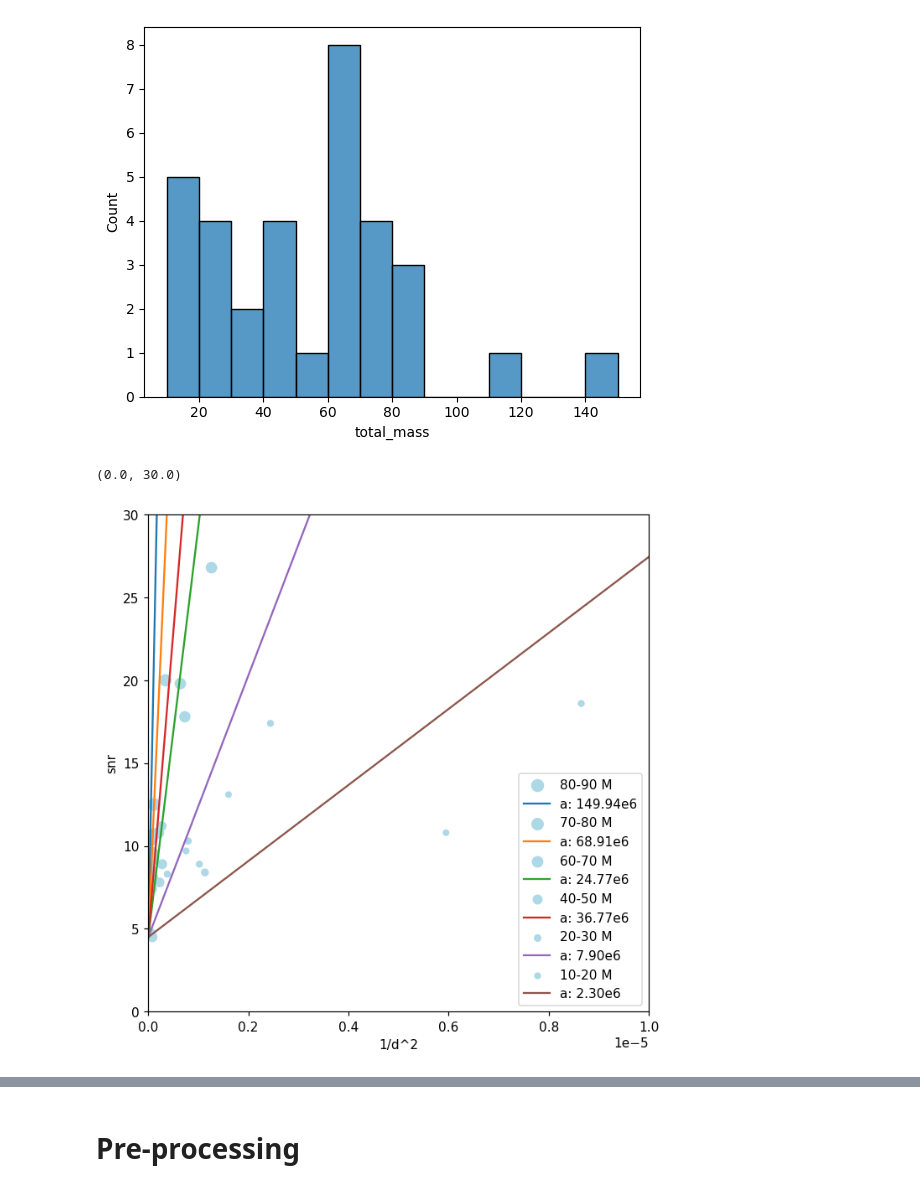
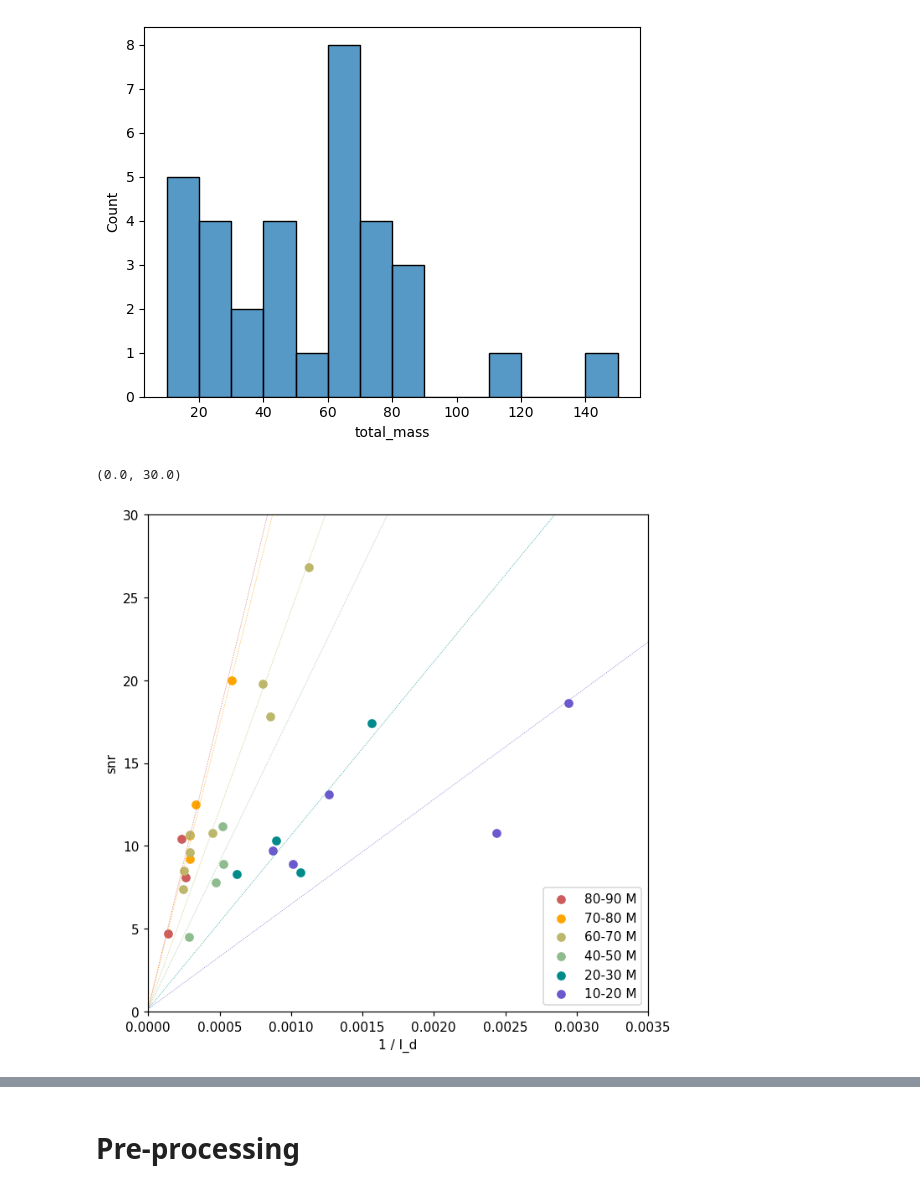
Before and after one commit to AndrewValentini/Gravitational-Waves-Research-23-24, a Jupyter notebook: Data Analysis/Redshift.ipynb, the cells around one changed output, grey strips where cells are left out. Cells and saved outputs as stored; diff of their text form; code cells hidden in the pictures.

Commit message:
cleaned graph

```diff
--- a/Data Analysis/Redshift.ipynb
+++ b/Data Analysis/Redshift.ipynb
@@ -137,8 +137,8 @@ O3 = confident[confident['group'] == 3]
 O3 = O3[O3['mass1'] > 2.16]
 O3 = O3[O3['mass2'] > 2.16]
 
-O3["x"] = 1 / pow(O3["luminosity_distance"], 2)
-form = "1/d^2"
+O3["x"] = 1 / pow(O3["luminosity_distance"], 1)
+form = "1/d"
 # %%
 sns.histplot(O3["total_mass"], binwidth=10, binrange=[10, 150])
 # %% [output]
@@ -150,8 +150,10 @@ bin_highs = [90, 80, 70, 50, 30, 20]
 # %%
 def slope(dfx, dfy, min_y):
     x = np.array([i for i in dfx])
+    x = x + [0]
 
-    y = np.array([i for i in dfy])
+    y = np.array([i - min_y for i in dfy])
+    y = y + [0]
 
     x = x[:,np.newaxis]
     a, _, _, _ = np.linalg.lstsq(x, y, rcond=None)
@@ -160,30 +162,38 @@ def slope(dfx, dfy, min_y):
 # %%
 fig, ax = plt.subplots(1, 1, figsize=(7, 7), dpi=110)
 
 min_SNR = min(O3["snr"])
 
-for low, high in zip(bin_lows, bin_highs):
+colors = ["indianred", "orange", "darkkhaki", "darkseagreen", "darkcyan", "slateblue"]
+
+i = 0
+for low, high, color in zip(bin_lows, bin_highs, colors):
     values = O3[O3["total_mass"] >= low]
     values = values[values["total_mass"] <= high]
 
     a = slope(values["x"], values["snr"], min_SNR)
+    if i == 0:
+        a, b = np.polyfit(values["x"], values["snr"], 1)
+        min_SNR = b
 
-    ax.scatter(values["x"], values["snr"], values["total_mass"], color="lightblue", label=f"{low}-{high} M")
+    ax.scatter(values["x"], values["snr"], color=color, label=f"{low}-{high} M")
 
-    line_values = np.array([0, 0.00001])
+    line_values = np.array([0, 1])
 
-    ax.plot(line_values, a * line_values + min_SNR, label=f'a: {a/1e6:.2f}e6')
+    ax.plot(line_values, a * line_values + min_SNR, color=color, linestyle=":", linewidth=0.5)
+
+    i += 1
 
 ax.legend()
 
-ax.set_xlabel(form)
+ax.set_xlabel("1 / l_d")
 ax.set_ylabel("snr")
 
-ax.set_xlim(0, 0.00001)
+ax.set_xlim(0, 0.0035)
 ax.set_ylim(0, 30)
 # %% [output]
 (0.0, 30.0)
-[figure, old version]
+[figure, new version]
 # %%
 fig, ax = plt.subplots(2, 3, figsize=(15, 10), dpi=110)
 
```
Also changed, not shown: parts of 1 cell of this notebook.
